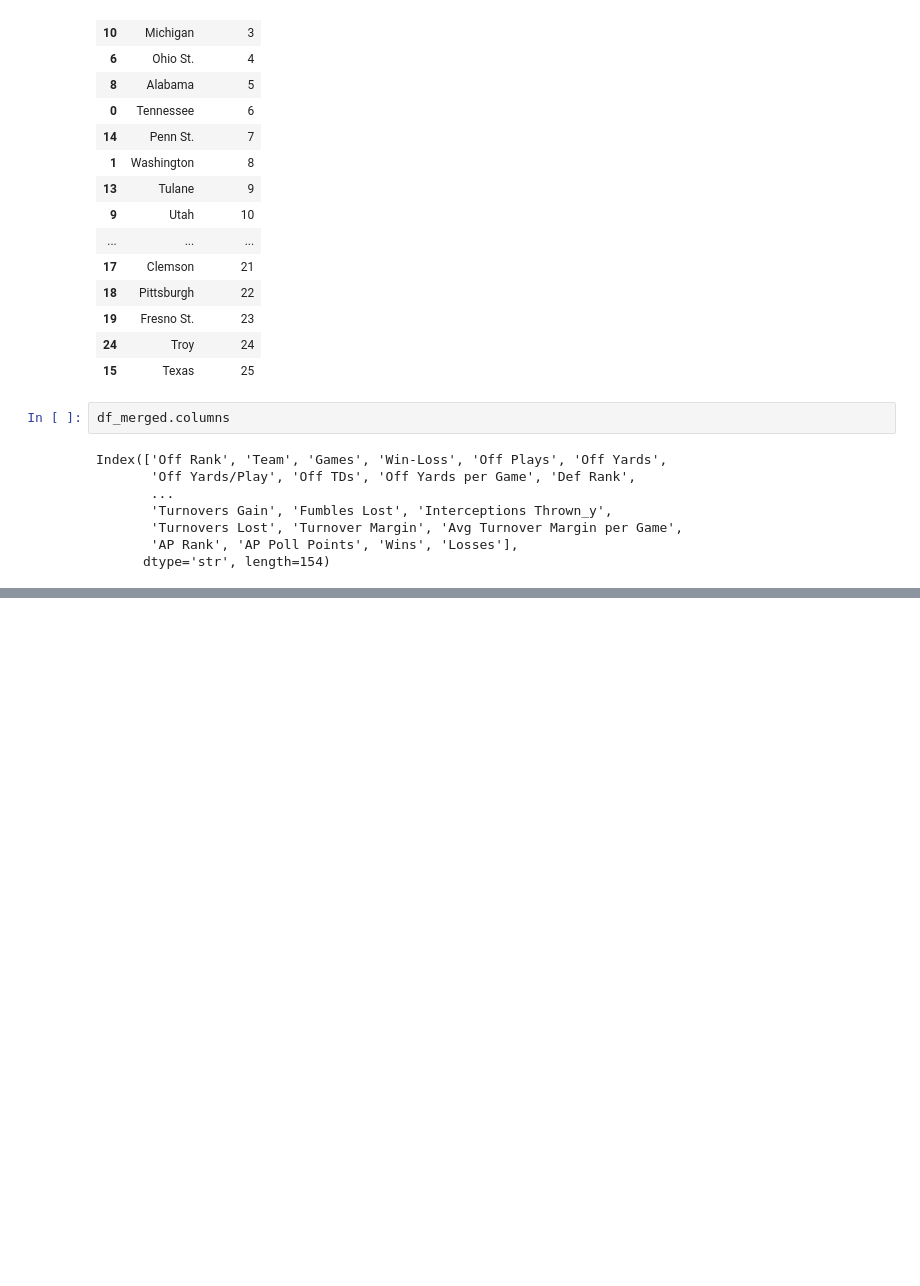
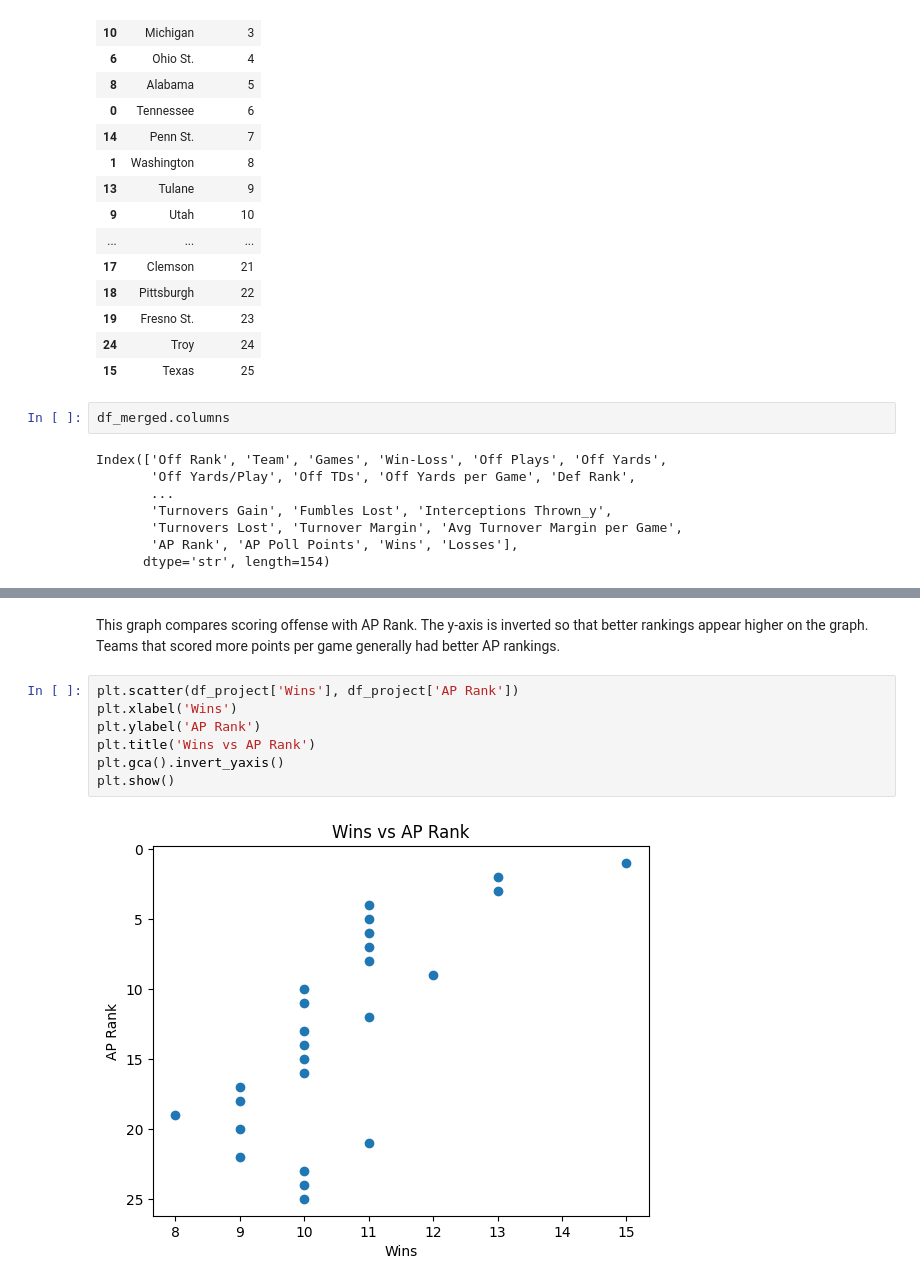
Before and after one commit to idixon3305-crypto/cfb-top25-analysis, a Jupyter notebook: cfb_top25_analysis.ipynb, the cells around one changed output, grey strips where cells are left out. Saved outputs shown, nothing was run; the diff lists cells and outputs as text; blank space fills up the shorter version.

```diff
--- a/cfb_top25_analysis.ipynb
+++ b/cfb_top25_analysis.ipynb
@@ -157,0 +200,11 @@ Name: AP Rank, dtype: float64
+# %% [markdown]
+This graph compares scoring offense with AP Rank. The y-axis is inverted so that better rankings appear higher on the graph. Teams that scored more points per game generally had better AP rankings.
+# %%
+plt.scatter(df_project['Wins'], df_project['AP Rank'])
+plt.xlabel('Wins')
+plt.ylabel('AP Rank')
+plt.title('Wins vs AP Rank')
+plt.gca().invert_yaxis()
+plt.show()
+# %% [output]
+[figure, added]
```
Also changed, not shown: parts of 24 cells of this notebook.
